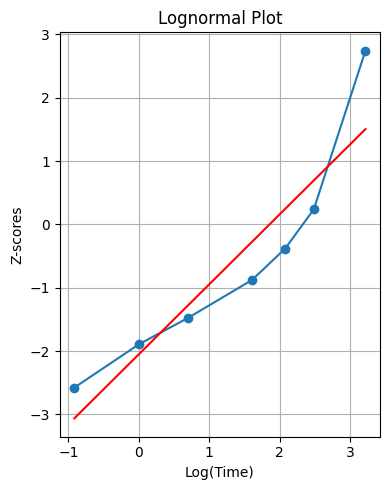
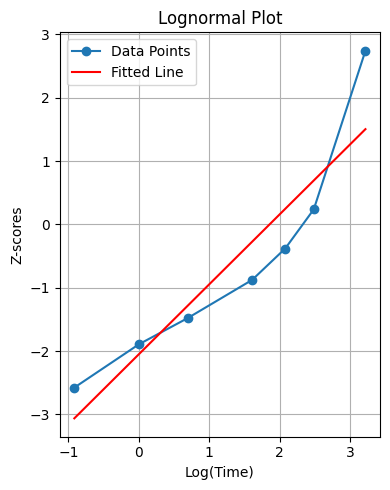
The change to this notebook cell's code, shown as a diff; its figure went from the first image to the second:
--- before
+++ after
@@ -25,5 +25,5 @@
 
 plt.figure(figsize=(4, 5))
-plt.plot(data_df['Log(Time)'], z_scores, marker='o')
+plt.plot(data_df['Log(Time)'], z_scores, marker='o', label='Data Points')
 plt.plot(data_df['Log(Time)'], result_lognormal.intercept + result_lognormal.slope * data_df['Log(Time)'], color='red', label='Fitted Line')
 plt.title('Z-scores vs Log(Time)')

Commit: [DEVELOP] Add solution to exercises 3.19-3.21